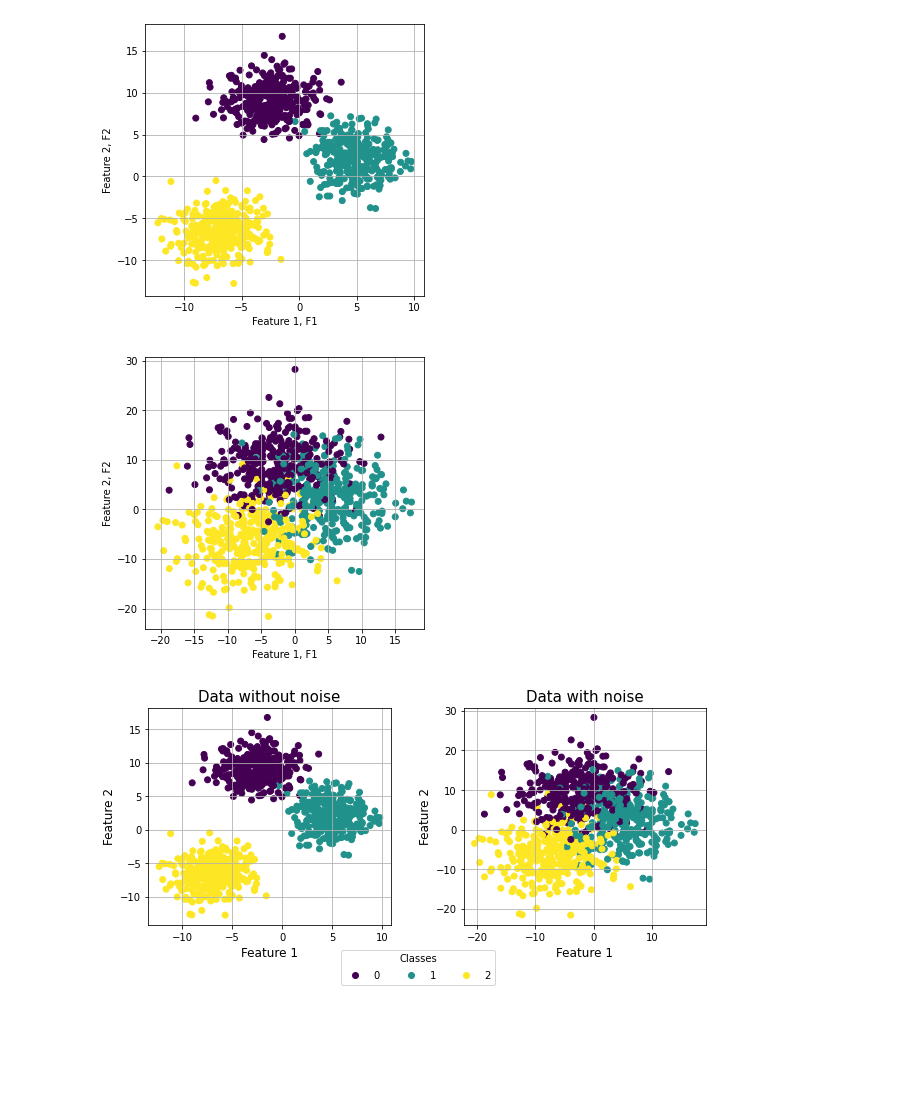
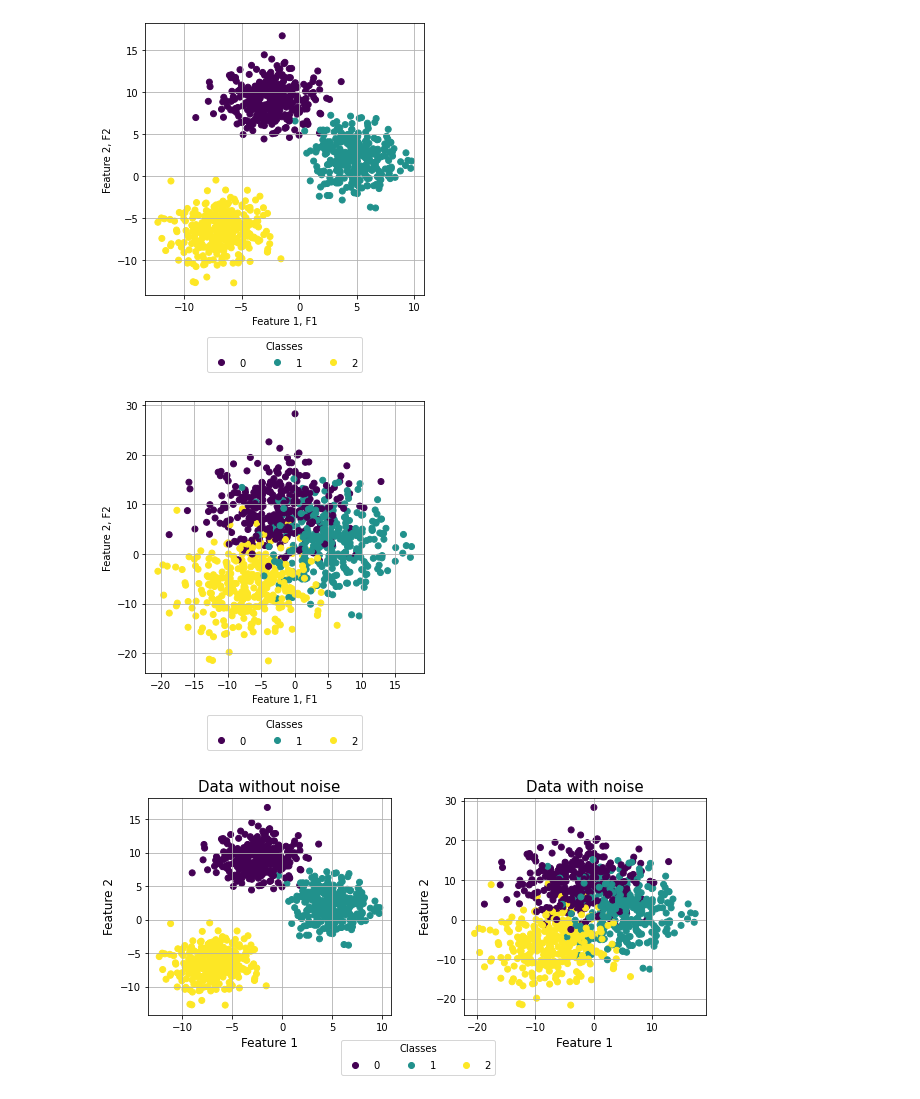
Before and after one commit to michaukuk/clamp_evaluation, a Jupyter notebook: datasets_generator.ipynb, the cells around one changed output. Drawn from its saved outputs; the diff is of its cells as text; code cells hidden in the pictures; blank space fills up the shorter version.

Commit message:
legend update

```diff
--- a/datasets_generator.ipynb
+++ b/datasets_generator.ipynb
@@ -19,29 +23,33 @@ random_state = seed
 # %%
 X, y = make_blobs(n_samples=n_samples, centers=centers, n_features=2, random_state = random_state, cluster_std=2.0)
 plt.figure(figsize=(5, 5))
 plt.grid()
-plt.scatter(X[:,0],X[:,1],c=y,cmap='viridis')
+scatter = plt.scatter(X[:,0],X[:,1],c=y,cmap='viridis')
 plt.xlabel("Feature 1, F1")
 plt.ylabel("Feature 2, F2")
 plt.savefig('pix/make_blobs_2d.png',bbox_inches='tight', format='png')
 plt.savefig('pix/make_blobs_2d.pdf', bbox_inches='tight', format="pdf")
+handles, labels = scatter.legend_elements()
+plt.legend(handles, labels, loc='lower center', ncol=len(handles), bbox_to_anchor=(0.5, -0.3), title="Classes")
 df_c = pd.DataFrame(data=zip(X[:,0],X[:,1], y), columns = ['F1','F2', 'y'])
 df_c.to_csv('datasets/make_blobs_2d.csv')
 # %% [output]
-[figure, old version]
+[figure, new version]
 # %%
 X, y = make_blobs(n_samples=n_samples, centers=centers, n_features=2, random_state = random_state, cluster_std=5.0)
 plt.figure(figsize=(5, 5))
 plt.grid()
-plt.scatter(X[:,0],X[:,1],c=y,cmap='viridis')
+scatter = plt.scatter(X[:,0],X[:,1],c=y,cmap='viridis')
 plt.xlabel("Feature 1, F1")
 plt.ylabel("Feature 2, F2")
 plt.savefig('pix/make_blobs_2d.png',bbox_inches='tight', format='png')
 plt.savefig('pix/make_blobs_2d.pdf', bbox_inches='tight', format="pdf")
+handles, labels = scatter.legend_elements()
+plt.legend(handles, labels, loc='lower center', ncol=len(handles), bbox_to_anchor=(0.5, -0.3), title="Classes")
 df = pd.DataFrame(data=zip(X[:,0],X[:,1], y), columns = ['F1','F2', 'y'])
 df.to_csv('datasets/make_blobs_2d.csv')
 # %% [output]
-[figure, old version]
+[figure, new version]
 # %%
 fig, axs = plt.subplots(1,2, figsize=(10,4), sharex=False)
 plt.subplots_adjust(wspace =0.3)
```
Also changed, not shown: parts of 8 cells of this notebook, 8 other files.
